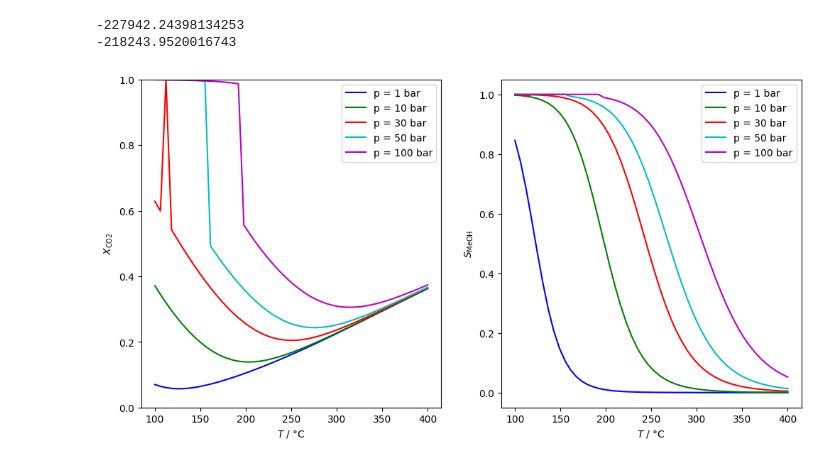
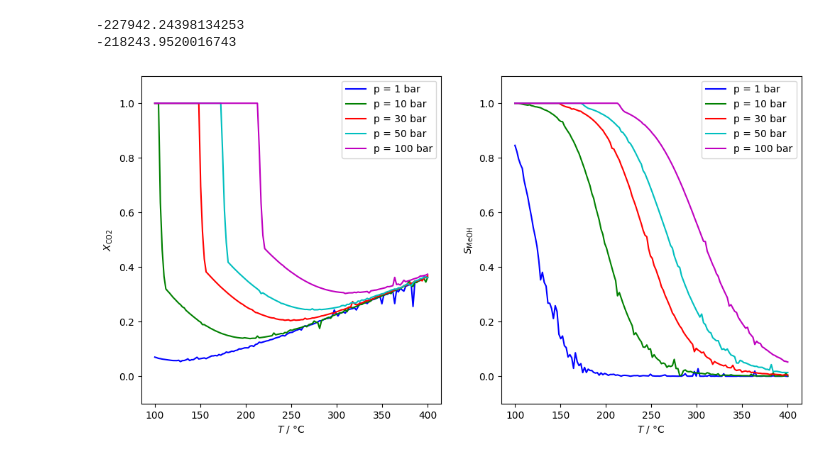
Before and after one commit to ChemRxnEngLab/GibbsEnergyMinimizationModel, a Jupyter notebook: methANNol.ipynb, the cells around one changed output. Cells and saved outputs as stored; diff of their text form; code cells hidden in the pictures.

```diff
--- a/methANNol.ipynb
+++ b/methANNol.ipynb
@@ -15,14 +15,13 @@ print(dfg(500)[2])
 -227942.24398134253
 -218243.9520016743
 # %%
-T = np.linspace(100, 400, 50) + 273.15
+T = np.linspace(100, 400, 150) + 273.15
 p = np.array(([1, 10, 30, 50, 100])) * 1e5
 x_0 = np.array([
     0.25, # CO2
     0.75-5e-20, # H2
     1e-20, # H2O
     1e-20,
-    #1e-20, set one off if methanol synthesis is checked
     1e-20,
     1e-20,
     1e-20,
@@ -37,28 +36,29 @@ for i in range(len(p)):
     for j in range(len(T)):
         x_eq[i, j, :], succ, g_T_val, n_eq_val = calc_eq(T[j], p[i], x_0, 'real gas')
         X_CO2[i, j] = (x_0[0] - n_eq_val[0]) / x_0[0]
-        S_MeOH[i, j] = - (x_0[4] - n_eq_val[4]) / (x_0[0] - n_eq_val[0])
+        S_MeOH[i, j] = - ((x_0[4] + x_0[-1]) - (n_eq_val[4] + n_eq_val[-1])) / (x_0[0] - n_eq_val[0])
 # %%
 fig, ax = plt.subplots(1, 2, figsize=(12, 6))
 
 
 species = ['CO2', 'H2', 'H2O', 'CO', 'MeOH', 'N2']
 colors = ['b', 'g', 'r', 'c', 'm', 'y', 'k']
 
 for j in range(len(p)):
     #plt.plot(T-273.15, x_eq[0, :, j], label=species[j], color=colors[j])
     # plot X_CO2
     ax[0].plot(T-273.15, X_CO2[j, :], label=f'p = {p[j]/1e5:.0f} bar', color=colors[j])
     # plot S_MeOH
     ax[1].plot(T-273.15, S_MeOH[j, :], label=f'p = {p[j]/1e5:.0f} bar', color=colors[j])
 
 ax[0].set_xlabel(r'$T$ / °C')
 ax[1].set_xlabel(r'$T$ / °C')
-ax[0].set_ylim(0, 1)
+ax[0].set_ylim(-0.1, 1.1)
+ax[1].set_ylim(-0.1, 1.1)
 ax[0].set_ylabel(r'$X_{\mathrm{CO2}}$')
 ax[1].set_ylabel(r'$S_{\mathrm{MeOH}}$')
 ax[0].legend()
 ax[1].legend()
 plt.show()
 # %% [output]
-[figure, old version]
+[figure, new version]
```
Also changed, not shown: parts of 1 cell of this notebook.
